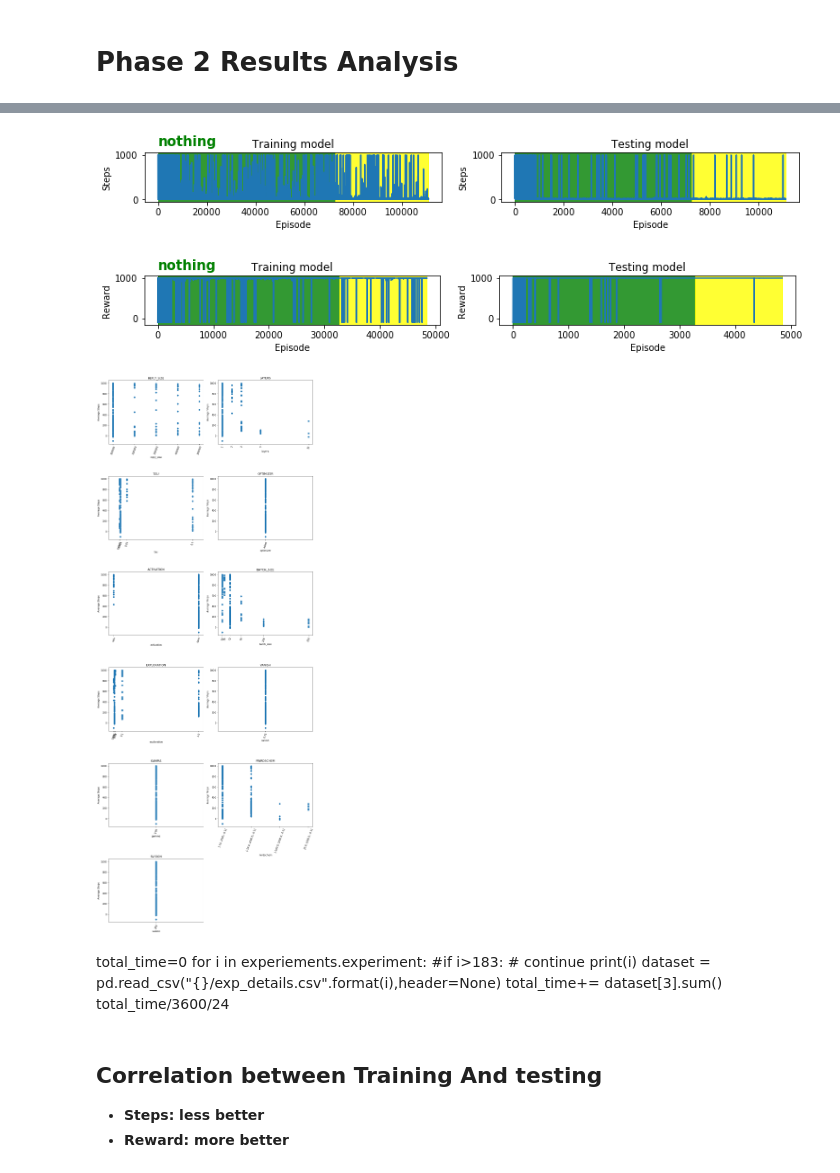
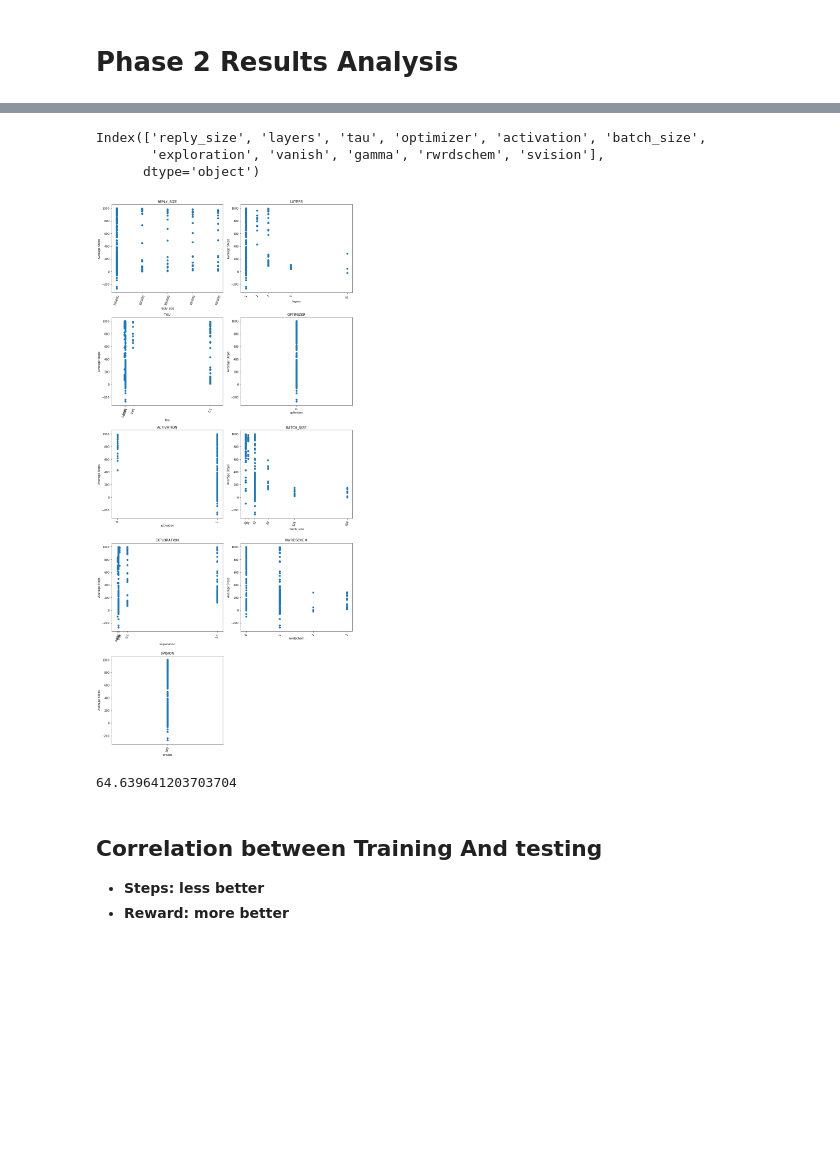
Before and after one commit to aqeel13932/APES_PT, a Jupyter notebook: output/Analysis.ipynb, the cells around one changed output, grey strips where cells are left out. Drawn from its saved outputs; the diff is of its cells as text; code cells hidden in the pictures; blank space fills up the shorter version.

```diff
--- a/output/Analysis.ipynb
+++ b/output/Analysis.ipynb
@@ -54,10 +14,0 @@ experiements.head()
-# %%
-plt.figure(figsize=(13,1))
-plotsteps(347,1,2,0,'nothing',0.75)
-# %% [output]
-[figure, removed]
-# %%
-plt.figure(figsize=(13,1))
-plotreward(110,1,2,0,'nothing',0.75)
-# %% [output]
-[figure, removed]
@@ -84,20 +15,17 @@ def plotsomething(ax,value):
+# %%
+features
+# %% [output]
+Index(['reply_size', 'layers', 'tau', 'optimizer', 'activation', 'batch_size',
+       'exploration', 'vanish', 'gamma', 'rwrdschem', 'svision'],
+      dtype='object')
 # %%
-features = experiements.columns[[1,2,3,4,7,8,10,11,12,17,18]]
+features = experiements.columns[[1,2,3,4,7,8,10,17,18]]
 counter =1
 plt.figure(figsize=(13,33))
 for i in features:
     ax = plt.subplot(6,2,counter)
     counter+=1
-    plotsomething(ax,i)
+    Hyperparameters(ax,i,experiements)
 plt.tight_layout()
 # %% [output]
-[figure, old version]
+[figure, new version]
-# %% [markdown]
-total_time=0
-for i in experiements.experiment:
-    #if i>183:
-    #    continue
-    print(i)
-    dataset = pd.read_csv("{}/exp_details.csv".format(i),header=None)
-    total_time+= dataset[3].sum()
-total_time/3600/24
@@ -111,3 +32,7 @@ pd.options.display.max_columns=40
+# %%
+(experiements.tr_TT.sum()+experiements.ts_TT.sum())/3600/24
+# %% [output]
+64.639641203703704
 # %% [markdown]
 ## Correlation between Training And testing
 * <b>Steps: less better</b>
```
Also changed, not shown: parts of 22 cells of this notebook.
